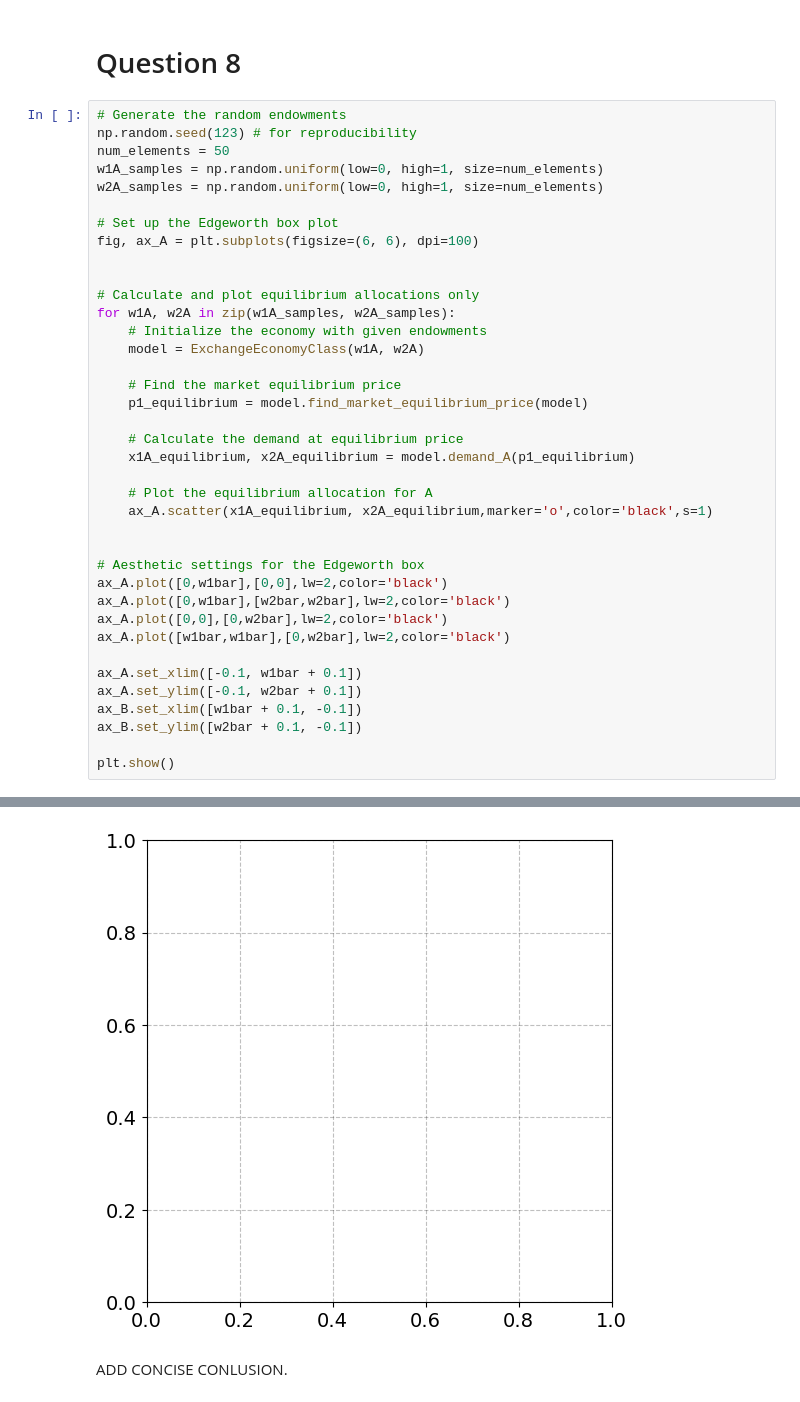
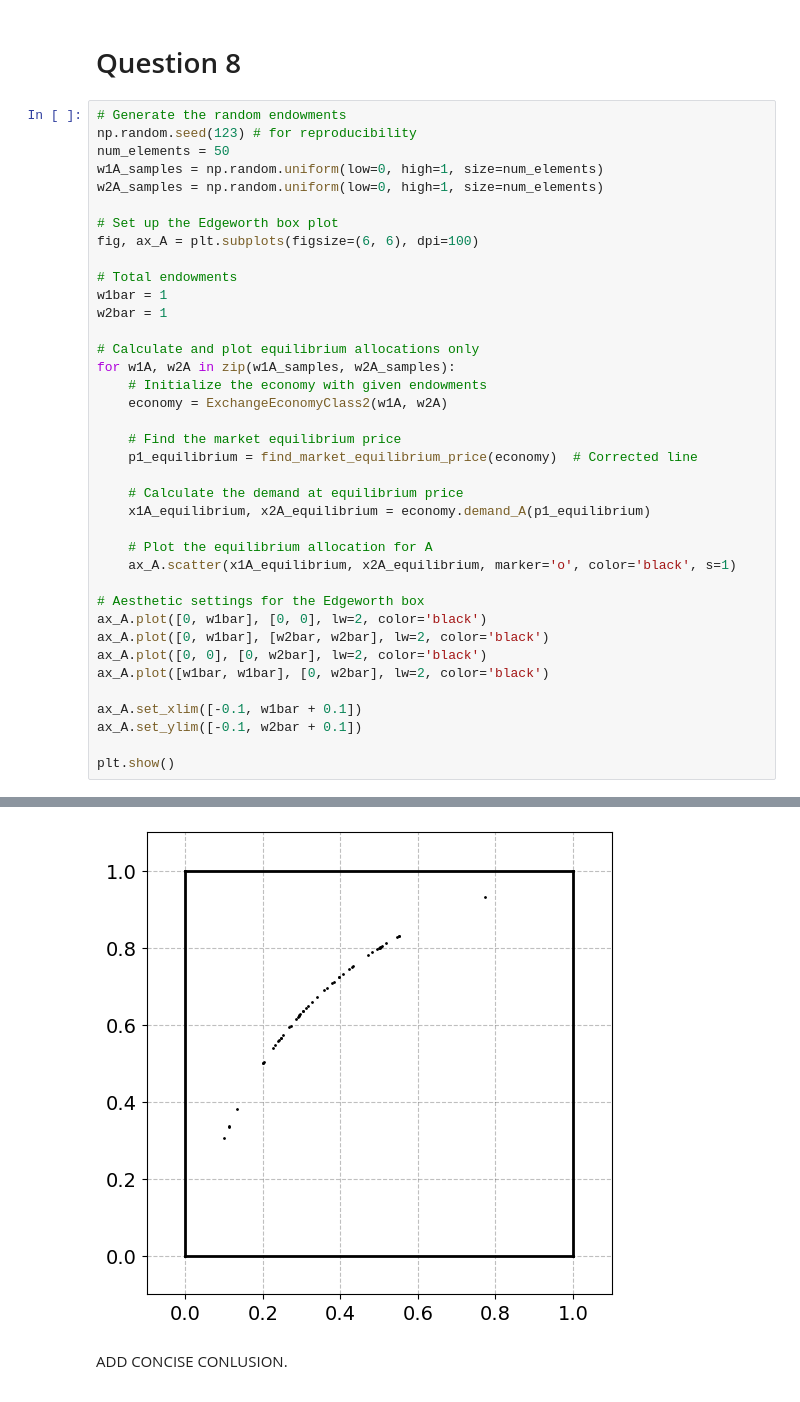
Before and after one commit to NumEconCopenhagen/projects-2024-daniel-og-lukas, a Jupyter notebook: inauguralproject/inauguralproject.ipynb, the cells around one changed output, grey strips where cells are left out. Drawn from its saved outputs; the diff is of its cells as text.

```diff
--- a/inauguralproject/inauguralproject.ipynb
+++ b/inauguralproject/inauguralproject.ipynb
@@ -281,32 +329,32 @@ w2A_samples = np.random.uniform(low=0, high=1, size=num_elements)
 # Set up the Edgeworth box plot
 fig, ax_A = plt.subplots(figsize=(6, 6), dpi=100)
 
+# Total endowments
+w1bar = 1
+w2bar = 1
 
 # Calculate and plot equilibrium allocations only
 for w1A, w2A in zip(w1A_samples, w2A_samples):
     # Initialize the economy with given endowments
-    model = ExchangeEconomyClass(w1A, w2A)
+    economy = ExchangeEconomyClass2(w1A, w2A)
 
     # Find the market equilibrium price
-    p1_equilibrium = model.find_market_equilibrium_price(model)
+    p1_equilibrium = find_market_equilibrium_price(economy)  # Corrected line
 
     # Calculate the demand at equilibrium price
-    x1A_equilibrium, x2A_equilibrium = model.demand_A(p1_equilibrium)
+    x1A_equilibrium, x2A_equilibrium = economy.demand_A(p1_equilibrium)
 
     # Plot the equilibrium allocation for A
-    ax_A.scatter(x1A_equilibrium, x2A_equilibrium,marker='o',color='black',s=1)
-
+    ax_A.scatter(x1A_equilibrium, x2A_equilibrium, marker='o', color='black', s=1)
 
 # Aesthetic settings for the Edgeworth box
-ax_A.plot([0,w1bar],[0,0],lw=2,color='black')
-ax_A.plot([0,w1bar],[w2bar,w2bar],lw=2,color='black')
-ax_A.plot([0,0],[0,w2bar],lw=2,color='black')
-ax_A.plot([w1bar,w1bar],[0,w2bar],lw=2,color='black')
+ax_A.plot([0, w1bar], [0, 0], lw=2, color='black')
+ax_A.plot([0, w1bar], [w2bar, w2bar], lw=2, color='black')
+ax_A.plot([0, 0], [0, w2bar], lw=2, color='black')
+ax_A.plot([w1bar, w1bar], [0, w2bar], lw=2, color='black')
 
 ax_A.set_xlim([-0.1, w1bar + 0.1])
 ax_A.set_ylim([-0.1, w2bar + 0.1])
-ax_B.set_xlim([w1bar + 0.1, -0.1])
-ax_B.set_ylim([w2bar + 0.1, -0.1])
 
 plt.show()
 # %% [output]
@@ -314,3 +361,3 @@ TypeError: ExchangeEconomyClass.__init__() takes 1 positional argument but 3 wer
-[figure, old version]
+[figure, new version]
 # %% [markdown]
 ADD CONCISE CONLUSION.
```
Also changed, not shown: parts of 4 cells of this notebook, 1 other file.
